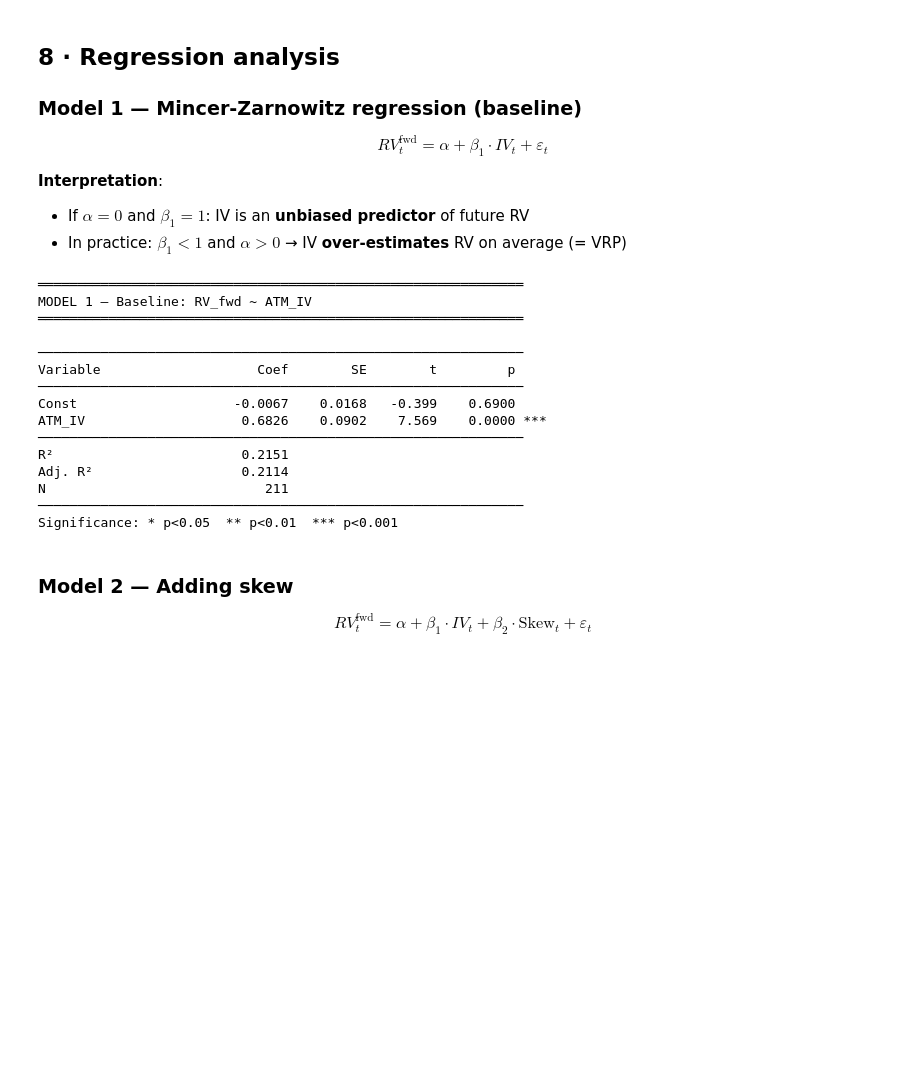
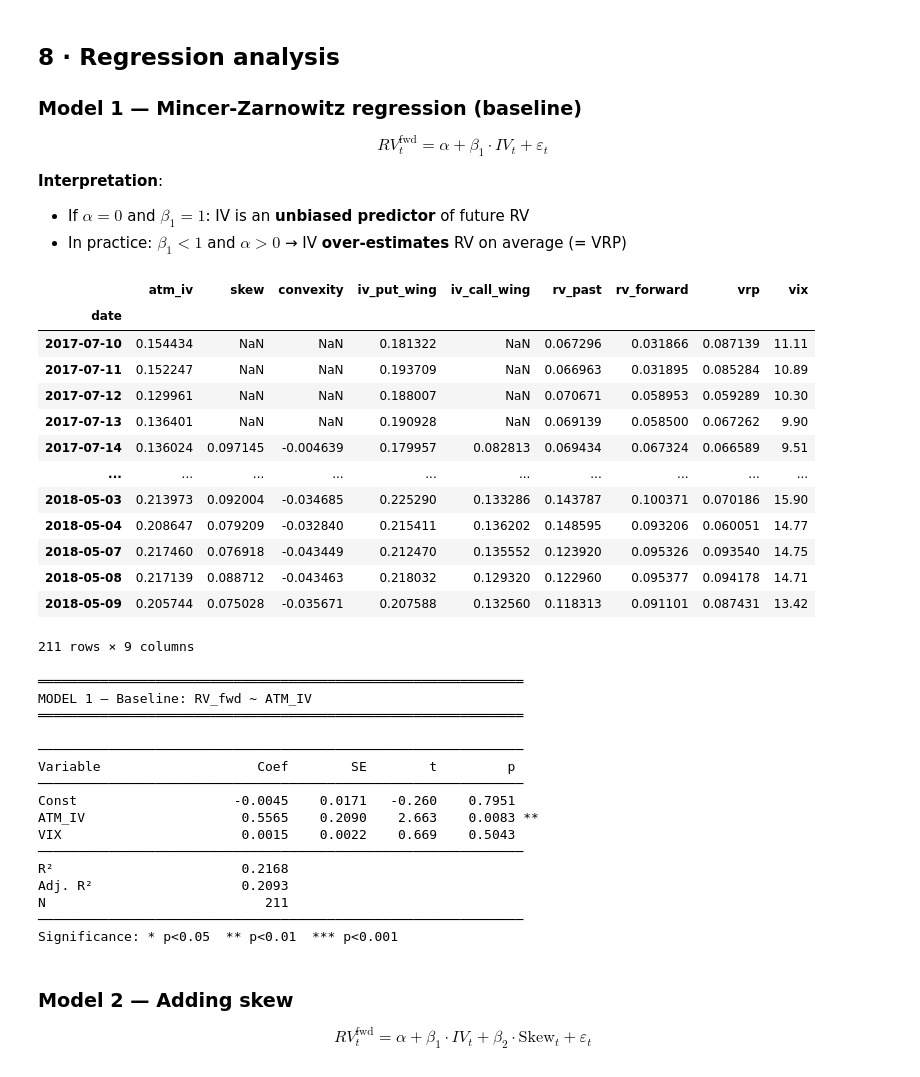
Before and after one commit to GabrielDelhay/Econometrics-project, a Jupyter notebook: SPX_Volatility_Project.ipynb, the cells around one changed output. Drawn from its saved outputs; the diff is of its cells as text; code cells hidden in the pictures; blank space fills up the shorter version.

```diff
--- a/SPX_Volatility_Project.ipynb
+++ b/SPX_Volatility_Project.ipynb
@@ -577,6 +578,12 @@ Sample size        :  211 days
 We implement OLS from scratch (as expected in an econometrics course):
 
 $$\hat\beta = (X'X)^{-1}X'y, \qquad \widehat{\text{Var}}(\hat\beta) = s^2 (X'X)^{-1}, \qquad s^2 = \frac{\hat\varepsilon'\hat\varepsilon}{n-k}$$
+# %%
+# Import VIc index from yahoofinance
+
+vix = yf.Ticker("^VIX")
+hist = vix.history(start="2017-06-09", end = "2018-06-08")
+Vix_close = hist["Close"]
 # %%
 def ols(y, X_df, add_const=True):
     """
@@ -654,9 +659,28 @@ y = reg['rv_forward']
+# %%
+Vix_close.index = Vix_close.index.tz_localize(None)
+reg = reg.join(Vix_close.rename("vix"), how="left")
+reg
+# %% [output]
+|  | atm_iv | skew | convexity | iv_put_wing | iv_call_wing | rv_past | rv_forward | vrp | vix |
+| date |  |  |  |  |  |  |  |  |  |
+| 2017-07-10 | 0.154434 | NaN | NaN | 0.181322 | NaN | 0.067296 | 0.031866 | 0.087139 | 11.11 |
+| 2017-07-11 | 0.152247 | NaN | NaN | 0.193709 | NaN | 0.066963 | 0.031895 | 0.085284 | 10.89 |
+| 2017-07-12 | 0.129961 | NaN | NaN | 0.188007 | NaN | 0.070671 | 0.058953 | 0.059289 | 10.30 |
+| 2017-07-13 | 0.136401 | NaN | NaN | 0.190928 | NaN | 0.069139 | 0.058500 | 0.067262 | 9.90 |
+| 2017-07-14 | 0.136024 | 0.097145 | -0.004639 | 0.179957 | 0.082813 | 0.069434 | 0.067324 | 0.066589 | 9.51 |
+| ... | ... | ... | ... | ... | ... | ... | ... | ... | ... |
+| 2018-05-03 | 0.213973 | 0.092004 | -0.034685 | 0.225290 | 0.133286 | 0.143787 | 0.100371 | 0.070186 | 15.90 |
+| 2018-05-04 | 0.208647 | 0.079209 | -0.032840 | 0.215411 | 0.136202 | 0.148595 | 0.093206 | 0.060051 | 14.77 |
+| 2018-05-07 | 0.217460 | 0.076918 | -0.043449 | 0.212470 | 0.135552 | 0.123920 | 0.095326 | 0.093540 | 14.75 |
+| 2018-05-08 | 0.217139 | 0.088712 | -0.043463 | 0.218032 | 0.129320 | 0.122960 | 0.095377 | 0.094178 | 14.71 |
+| 2018-05-09 | 0.205744 | 0.075028 | -0.035671 | 0.207588 | 0.132560 | 0.118313 | 0.091101 | 0.087431 | 13.42 |
+211 rows × 9 columns
 # %%
 print("═"*62)
 print("MODEL 1 — Baseline: RV_fwd ~ ATM_IV")
 print("═"*62)
-r1 = ols(y, reg[['atm_iv']])
-reg_table(r1, ['Const', 'ATM_IV'])
+r1 = ols(y, reg[['atm_iv', "vix"]])
+reg_table(r1, ['Const', 'ATM_IV', "VIX"])
 # %% [output]
 ══════════════════════════════════════════════════════════════
 MODEL 1 — Baseline: RV_fwd ~ ATM_IV
@@ -665,11 +689,12 @@ MODEL 1 — Baseline: RV_fwd ~ ATM_IV
 ──────────────────────────────────────────────────────────────
 Variable                    Coef        SE        t         p
 ──────────────────────────────────────────────────────────────
-Const                    -0.0067    0.0168   -0.399    0.6900
-ATM_IV                    0.6826    0.0902    7.569    0.0000 ***
+Const                    -0.0045    0.0171   -0.260    0.7951
+ATM_IV                    0.5565    0.2090    2.663    0.0083 **
+VIX                       0.0015    0.0022    0.669    0.5043
 ──────────────────────────────────────────────────────────────
-R²                        0.2151
-Adj. R²                   0.2114
+R²                        0.2168
+Adj. R²                   0.2093
 N                            211
 ──────────────────────────────────────────────────────────────
 Significance: * p<0.05  ** p<0.01  *** p<0.001
```
Also changed, not shown: parts of 8 cells of this notebook, 4 other files.
